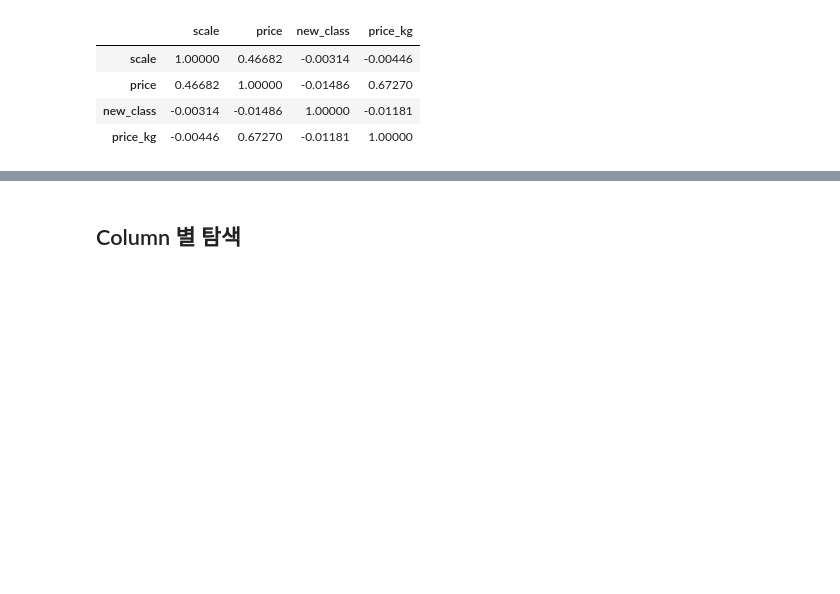
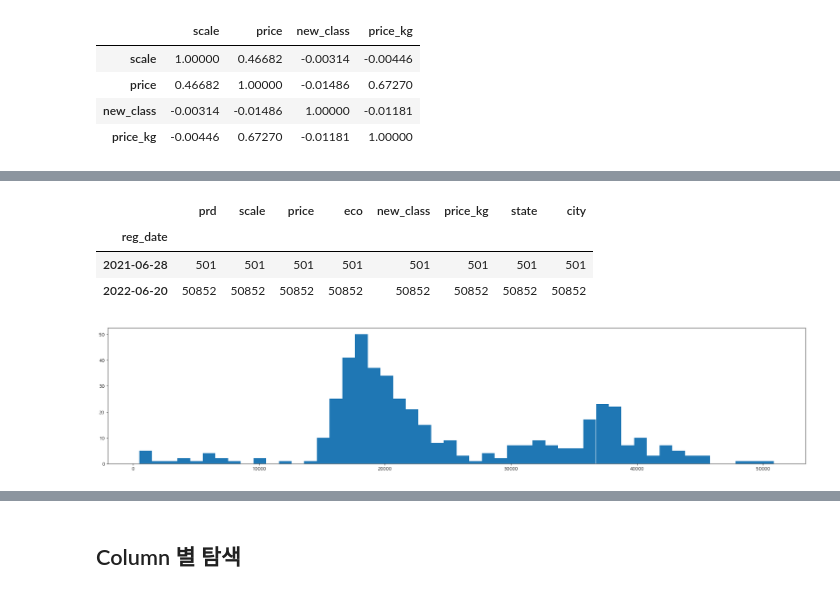
Before and after one commit to LUCI031/grocery_auction, a Jupyter notebook: eda.ipynb, the cells around one changed output, grey strips where cells are left out. Cells and saved outputs as stored; diff of their text form; code cells hidden in the pictures; blank space fills up the shorter version.

```diff
--- a/eda.ipynb
+++ b/eda.ipynb
@@ -50,0 +44,17 @@ df_lst = [df2101,df2102,df2103,df2104,df2105,df2106,df2107,df2108,df2109,df2110,
+# %%
+# 데이터 불러오기
+df_lst = []
+for i in range(1,19):
+    if i < 13:
+        if i < 10:
+            name = "df210"+str(i)
+            df_name = "20210"+str(i)
+        else:
+            name = "df21"+str(i)
+            df_name = "2021"+str(i)
+    else:
+        a = i%12
+        name = "df220"+str(a)
+        df_name = "20220"+str(a)
+    name = pd.read_csv(data+"/data_proceed/"+df_name+"_proceed.csv")
+    df_lst.append(name)
@@ -57,7 +71,7 @@ for df in df_lst:
     df.drop(columns=['Unnamed: 0'],inplace=True)
 # %%
 # 모든 데이터 통합
-df = df2101
+df = df_lst[0]
 for dfs in df_lst[1:]:
     df = pd.concat([df,dfs])
 df.reset_index(inplace=True,drop=True)
@@ -129 +146,5 @@ df.corr()
+# %%
+# 거래가 1개 뿐인 날짜 발견 -> 전체 목록에서 삭제 -> 이후 다시 불러오기
+df.drop(df[df['reg_date']=='2021-04-18'].index,inplace=True)
+counter = df.groupby(['reg_date']).count()
 # %%
@@ -133,0 +163,18 @@ df.groupby(['reg_date']).count()['prd'].mean()
+# %%
+# 가장 거래량이 많은 날은 22년 6월 20일
+# 거래량이 적은 날은 21년 6월 20일
+c = df.groupby(['reg_date']).count()
+c[(c['prd']==50852) | (c['prd']==501)]
+# %% [output]
+|  | prd | scale | price | eco | new_class | price_kg | state | city |
+| reg_date |  |  |  |  |  |  |  |  |
+| 2021-06-28 | 501 | 501 | 501 | 501 | 501 | 501 | 501 | 501 |
+| 2022-06-20 | 50852 | 50852 | 50852 | 50852 | 50852 | 50852 | 50852 | 50852 |
+# %%
+# 일자별 데이터 분포 1
+# 평균적으로 15000~25000 건 사이의 거래가 이루어짐
+plt.figure(figsize=(30,6))
+plt.hist(c['prd'],bins=50)
+plt.show()
+# %% [output]
+[figure, added]
```
Also changed, not shown: parts of 22 cells of this notebook.
